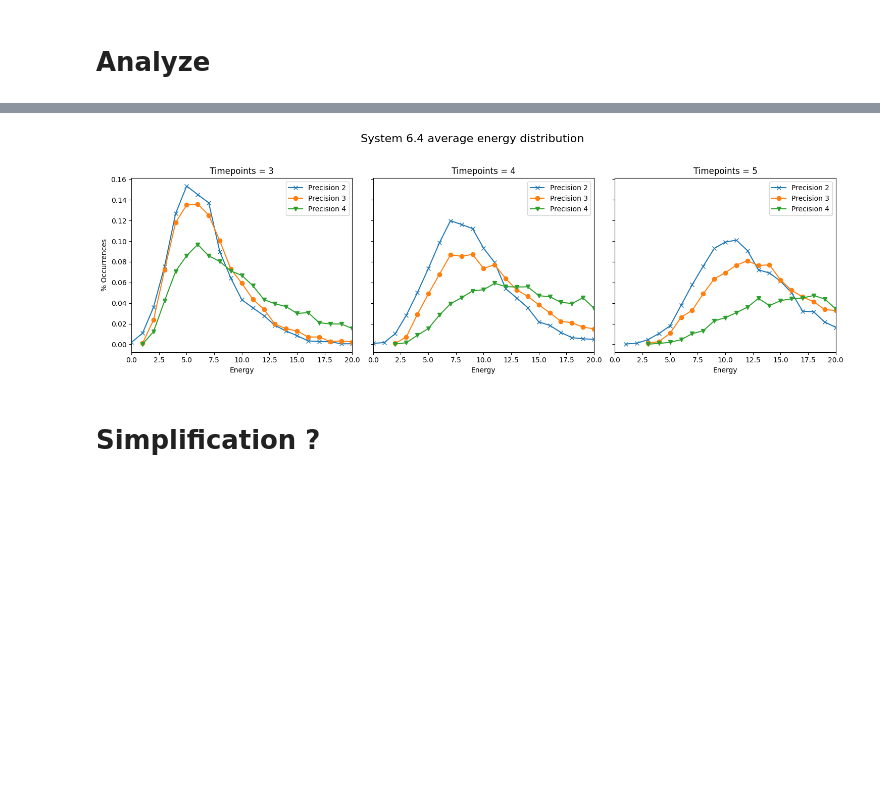
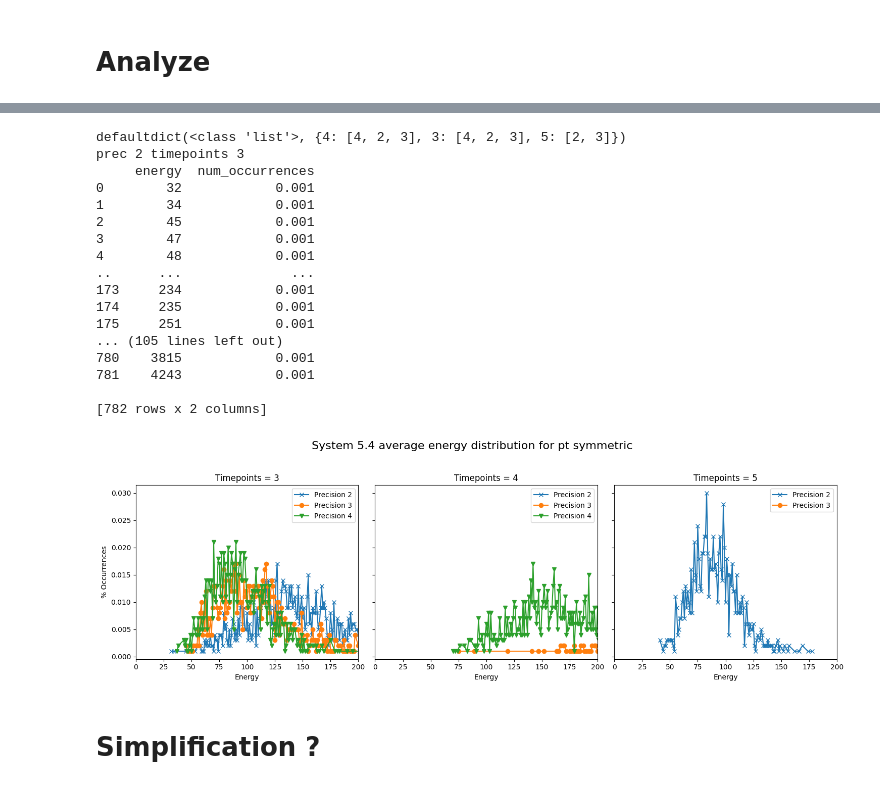
Before and after one commit to atg205/DWaveDynamics, a Jupyter notebook: notebooks/tests.ipynb, the cells around one changed output, grey strips where cells are left out. Saved outputs shown, nothing was run; the diff lists cells and outputs as text; code cells hidden in the pictures; blank space fills up the shorter version.

Commit message:
instances for id 2

```diff
--- a/notebooks/tests.ipynb
+++ b/notebooks/tests.ipynb
@@ -50,5 +57,5 @@ def create_instance(precision, number_time_points, simplify = True):
 # %%
 for precision in range(2,5):
     for timespoints in range(3,6):
-        create_instance(precision=precision,number_time_points=timespoints)
+        create_instance(precision=precision,number_time_points=timespoints, instance_id=2)
 # %%
@@ -96,15 +76,15 @@ def get_sampleset(precision,timepoints,solver_id="5.4", simplify = True):
 
     return dw_result
 # %%
-system = 1
+system = 2
 prune = True
-for solver in ["6.4"]:
+for solver in ["5.4"]:
     print(f"Solver {solver}")
-    for i in range(0,5): # number of tests
+    for i in range(1,3): # number of tests
         print(f"Iteration {i}")
         for timepoints in [3,4,5]:
             for precision in [2,3,4]:
-                dw_result = get_sampleset(solver_id=solver, precision=precision,timepoints=timepoints,simplify=prune)
+                dw_result = get_sampleset(solver_id=solver, precision=precision,timepoints=timepoints,instance_id=system, simplify=prune)
                 if prune:
                     file_name = f"../data/results/pruned/{system}/{solver}/precision_{precision}_timepoints_{timepoints}_{i}.json"
                 else:
@@ -129,13 +105,14 @@ import numpy as np
 import math
 import dimod.sampleset
 # %%
-topology = '6.4'
+topology = '5.4'
+system = 2
 def load_data(pruned = True, raw = False,topology='5.4'):
     if pruned:
-        path = '../data/results/pruned/1/'
+        path = f'../data/results/pruned/{system}/'
 
     else:
-        path = '../data/results/notpruned/1/'
+        path = f'../data/results/notpruned/{system}/'
     dfs = []
     for topology in [topology]:
         path += topology
@@ -201,25 +185,51 @@ Name: num_occurrences, Length: 405, dtype: float64
 # %%
 fig, axes = plt.subplots(1, 3, figsize=(15, 5), sharey=True)
-fig.suptitle(f"System {topology} average energy distribution", fontsize=16)
+fig.suptitle(f"System {topology} average energy distribution for pt symmetric", fontsize=16)
 markers = ['x','o','v']
-for i, timepoints in enumerate(range(3, 6)):
+prec_time_pairs = get_precision_timepoints_pairs(dfs_all)
+timepoint_dict = defaultdict(list)
+for timepoint_par in prec_time_pairs:
+    timepoint_dict[timepoint_par[1]].append(timepoint_par[0])
+
+print(timepoint_dict)
+timepoints = sorted(timepoint_dict.keys())
+for i, timepoint in enumerate(timepoints):
     ax = axes[i]
-    for p in [2, 3, 4]:
-        df = dfs_grouped_rounded[topology, p, timepoints].reset_index()
+    for p in sorted(timepoint_dict[timepoint]):
+        df = dfs_grouped_rounded[topology, p, timepoint].reset_index()
+        print(f"prec {p} timepoints {timepoint}")
+        print(df)
         ax.plot(df['energy'], df['num_occurrences'], label=f"Precision {p}", marker=markers[p-2])
 
     ax.set_xlabel('Energy')
-    ax.set_title(f"Timepoints = {timepoints}")
-    ax.set_xlim(0, 20)
+    ax.set_title(f"Timepoints = {timepoint}")
+    ax.set_xlim(0, 200)
     if i == 0:
         ax.set_ylabel('% Occurrences')
     ax.legend()
 
 plt.tight_layout(rect=[0, 0, 1, 0.95])
 plt.savefig('../plots/system54_energy_distribution.pdf')
 plt.show()
 # %% [output]
+defaultdict(<class 'list'>, {4: [4, 2, 3], 3: [4, 2, 3], 5: [2, 3]})
+prec 2 timepoints 3
+     energy  num_occurrences
+0        32            0.001
+1        34            0.001
+2        45            0.001
+3        47            0.001
+4        48            0.001
+..      ...              ...
+173     234            0.001
+174     235            0.001
+175     251            0.001
+... (105 lines left out)
+780    3815            0.001
+781    4243            0.001
+
+[782 rows x 2 columns]
-[figure, old version]
+[figure, new version]
 # %%
 # Let's compute baseline using QuTiP
 import qutip as qp
```
Also changed, not shown: parts of 5 cells of this notebook, 26 other files.
